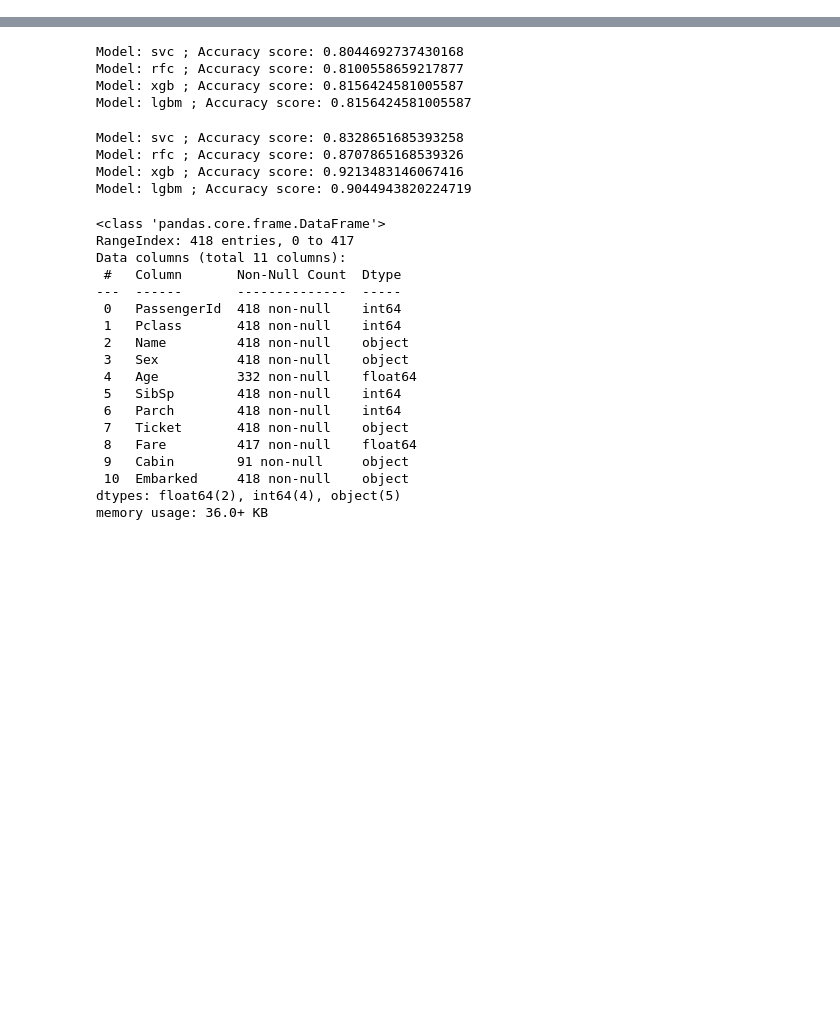
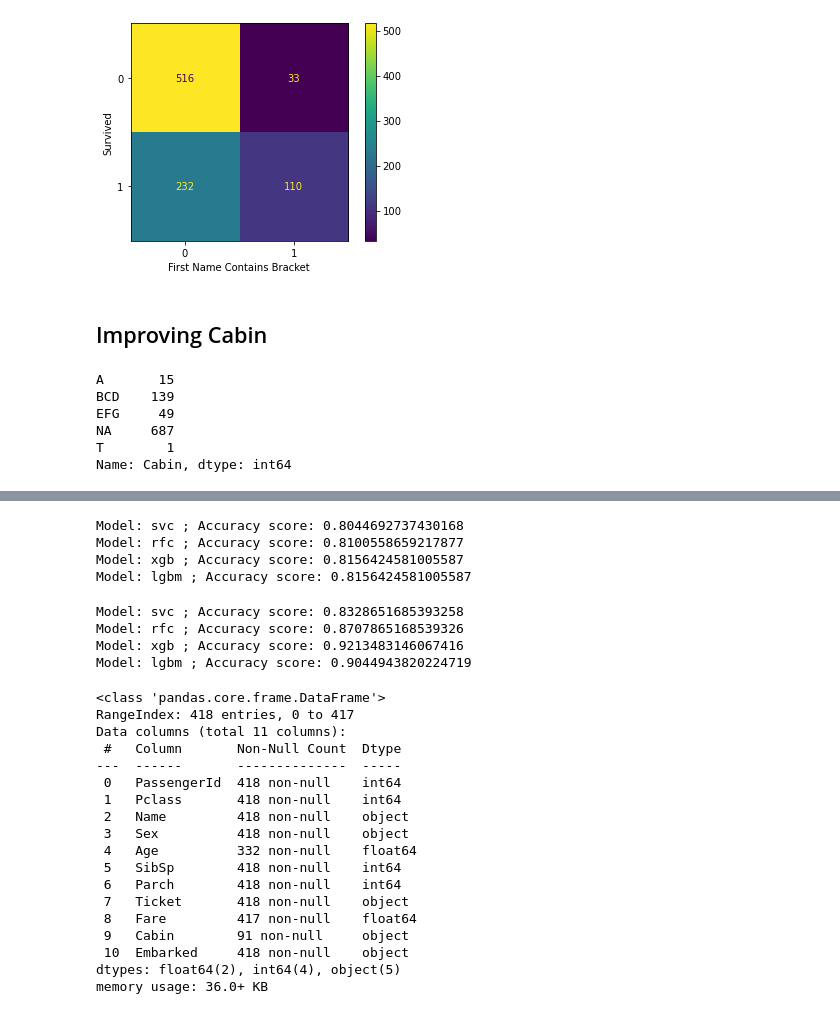
Before and after one commit to karthic25/titanic, a Jupyter notebook: titanic.ipynb, the cells around one changed output, grey strips where cells are left out. Drawn from its saved outputs; the diff is of its cells as text; code cells hidden in the pictures; blank space fills up the shorter version.

```diff
--- a/titanic.ipynb
+++ b/titanic.ipynb
@@ -280,6 +6,0 @@ XGBClassifier(base_score=0.5, booster=None, colsample_bylevel=1,
-# %%
-from sklearn.metrics import plot_confusion_matrix
-for model in clf.keys():
-    print("Model:",model)
-    disp = plot_confusion_matrix(clf[model].model.best_estimator_, clf[model].X_test, clf[model].y_test, display_labels=['Not Survived', 'Survived'],cmap=plt.cm.Blues)
-    plt.show()
@@ -294,0 +31,3 @@ Model: lgbm
+# %%
+data = pd.read_csv(parent_path + 'train.csv', index_col='PassengerId')
+data.info()
@@ -294,0 +138,40 @@ Model: lgbm
+# %%
+from sklearn.metrics import confusion_matrix, ConfusionMatrixDisplay
+
+def plot_cm(ser1, ser2):
+    cm = confusion_matrix(ser1, ser2, labels=[0, 1])
+    disp = ConfusionMatrixDisplay(confusion_matrix=cm, display_labels=['0', '1'])
+    fig, ax = plt.subplots()
+    disp.plot(ax=ax)
+    ax.set_xlabel(ser2.name)
+    ax.set_ylabel(ser1.name)
+    plt.show()
+
+plot_cm(data_nm['Survived'], data_nm['First Name Contains Bracket'])
+# %% [output]
+[figure, added]
+# %% [markdown]
+## Improving Cabin
+# %%
+def improv_cabin(df):
+    df = df.copy()
+    df['Cabin'] = df['Cabin'].apply(lambda x: x.strip()[0] if isinstance(x, str) else 'NA')
+    df['Cabin'] = df['Cabin'].replace({
+        'B': 'BCD',
+        'C': 'BCD',
+        'D': 'BCD',
+        'E': 'EFG',
+        'F': 'EFG',
+        'G': 'EFG'
+    })
+    return df
+
+data_cb = improv_cabin(data_nm)
+data_cb['Cabin'].value_counts().sort_index()
+# %% [output]
+A       15
+BCD    139
+EFG     49
+NA     687
+T        1
+Name: Cabin, dtype: int64
```
Also changed, not shown: parts of 54 cells of this notebook, 6 other files.
